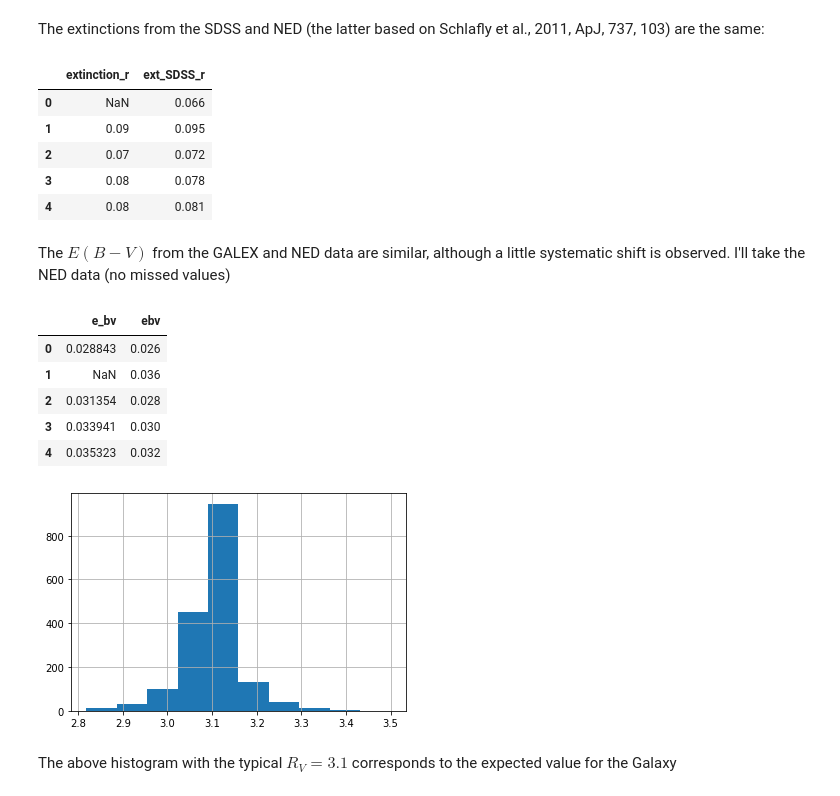
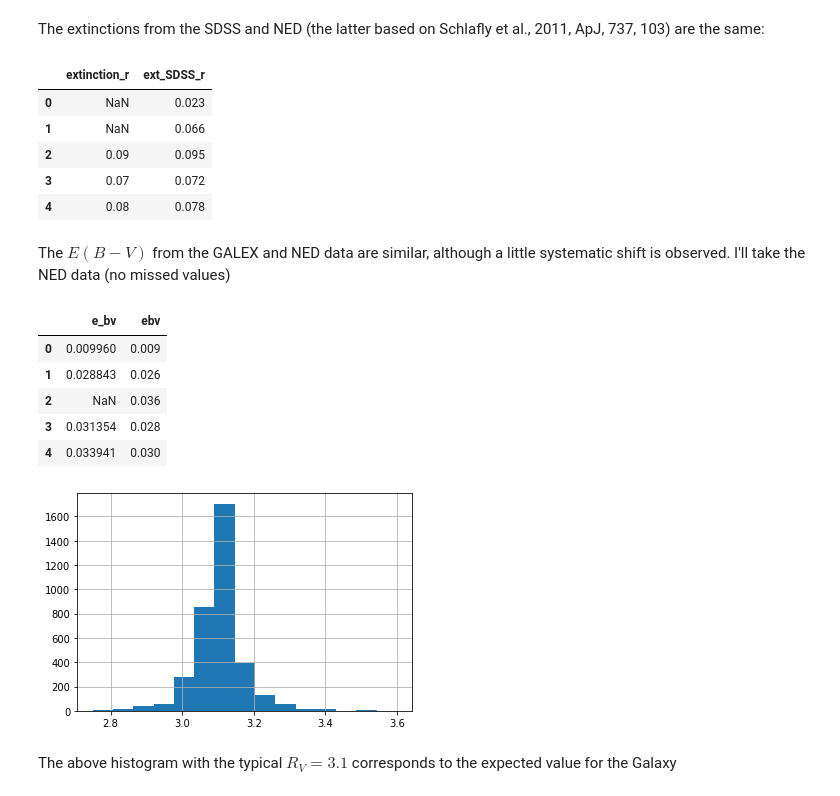
Before and after one commit to DKudryavtsev/BZCAT-Clustering, a Jupyter notebook: feature_engineering.ipynb, the cells around one changed output. Saved outputs shown, nothing was run; the diff lists cells and outputs as text; code cells hidden in the pictures.

```diff
--- a/feature_engineering.ipynb
+++ b/feature_engineering.ipynb
@@ -12,9 +12,9 @@ import plotly.graph_objects as go
 # %% [markdown]
 ## 1. The catalogue
 # %%
-blcat_orig = pd.read_excel('data/combined_dataset_BLCat.xlsx')  # combined dataset
-blcat = blcat_orig.copy()  # for further cleansing and reduction
-blcat.drop('Unnamed: 0', axis=1, inplace=True)
-blcat.head(3)
+bzcat_orig = pd.read_excel('data/BZCAT_combined.xlsx')  # combined dataset
+bzcat = bzcat_orig.copy()  # for further reduction
+bzcat.drop('Unnamed: 0', axis=1, inplace=True)
+bzcat.head(3)
 # %% [output]
 |  | BZCAT5 Source name | RA (J2000.0) | Dec (J2000.0) | Redshift | Rmag | Class | Flux_density1.4 | ... |
@@ -60,3 +40,8 @@ blcat.drop(columns=[
+# %%
+# Dropping unnecessary columns
+bzcat.drop(columns=[
+    'PSTARRS_offset', 'GALEX_offset', 'WISE_offset'],
+    inplace=True)
 # %%
 # NaN heatmap
 
@@ -180,19 +166,19 @@ def del_to_arcsec(x):
         return int(dms[0])*3600 + int(dms[1])*60 + float(dms[2])
 
 
-blcat['RA_arcsec'] = blcat['RA (J2000.0)'].apply(ra_to_arcsec)
-blcat['Dec_arcsec'] = blcat['Dec (J2000.0)'].apply(del_to_arcsec)
+bzcat['RA_arcsec'] = bzcat['RA (J2000.0)'].apply(ra_to_arcsec)
+bzcat['Dec_arcsec'] = bzcat['Dec (J2000.0)'].apply(del_to_arcsec)
 
-blcat['RA_sin'] = np.sin(2 * np.pi * blcat['RA_arcsec'] / FULL_CIRCLE)
-blcat['RA_cos'] = np.cos(2 * np.pi * blcat['RA_arcsec'] / FULL_CIRCLE)
+bzcat['RA_sin'] = np.sin(2 * np.pi * bzcat['RA_arcsec'] / FULL_CIRCLE)
+bzcat['RA_cos'] = np.cos(2 * np.pi * bzcat['RA_arcsec'] / FULL_CIRCLE)
 
 # I take sin(Dec) because it changes from 1 to -1 at Dec=90 to Dec=-90
 # and three coordinates is enough to identify a point on a sphere
-blcat['Dec_sin'] = np.sin(2 * np.pi * blcat['Dec_arcsec'] / FULL_CIRCLE)
+bzcat['Dec_sin'] = np.sin(2 * np.pi * bzcat['Dec_arcsec'] / FULL_CIRCLE)
 
-blcat.drop(['RA_arcsec', 'Dec_arcsec', 'RA (J2000.0)', 'Dec (J2000.0)'],
+bzcat.drop(['RA_arcsec', 'Dec_arcsec', 'RA (J2000.0)', 'Dec (J2000.0)'],
            inplace=True, axis=1)
 
-blcat.head(3)
+bzcat.head(3)
 # %% [output]
 |  | BZCAT5 Source name | Redshift | Rmag | Class | Flux_density1.4 | Flux_density143 | X-ray_flux | ... |
@@ -205,13 +191,13 @@ blcat.head(3)
 # %% [markdown]
 The extinctions from the SDSS and NED (the latter based on Schlafly et al., 2011, ApJ, 737, 103) are the same:
 # %%
-blcat[['extinction_r', 'ext_SDSS_r']].head()
+bzcat[['extinction_r', 'ext_SDSS_r']].head()
 # %% [output]
 |  | extinction_r | ext_SDSS_r |
-| 0 | NaN | 0.066 |
-| 1 | 0.09 | 0.095 |
-| 2 | 0.07 | 0.072 |
-| 3 | 0.08 | 0.078 |
-| 4 | 0.08 | 0.081 |
+| 0 | NaN | 0.023 |
+| 1 | NaN | 0.066 |
+| 2 | 0.09 | 0.095 |
+| 3 | 0.07 | 0.072 |
+| 4 | 0.08 | 0.078 |
 # %%
 fig = px.scatter(
@@ -227,14 +213,14 @@ fig.show('svg')
 # %% [markdown]
 The $E(B-V)$ from the GALEX and NED data are similar, although a little systematic shift is observed. I'll take the NED data (no missed values)
 # %%
-blcat['ebv'] = blcat['ext_B'] - blcat['ext_V']
-blcat[['e_bv', 'ebv']].head()
+bzcat['ebv'] = bzcat['ext_B'] - bzcat['ext_V']
+bzcat[['e_bv', 'ebv']].head()
 # %% [output]
 |  | e_bv | ebv |
-| 0 | 0.028843 | 0.026 |
-| 1 | NaN | 0.036 |
-| 2 | 0.031354 | 0.028 |
-| 3 | 0.033941 | 0.030 |
-| 4 | 0.035323 | 0.032 |
+| 0 | 0.009960 | 0.009 |
+| 1 | 0.028843 | 0.026 |
+| 2 | NaN | 0.036 |
+| 3 | 0.031354 | 0.028 |
+| 4 | 0.033941 | 0.030 |
 # %%
 fig = px.scatter(
@@ -248,10 +234,10 @@ fig.layout.xaxis.title.text = 'GALEX E(B-V)'
 fig.layout.yaxis.title.text = 'NED E(B-V)'
 fig.show('svg')
 # %%
-blcat['rv'] = blcat['ext_V'] / blcat['ebv']
-blcat['rv'].hist();
+bzcat['rv'] = bzcat['ext_V'] / bzcat['ebv']
+bzcat['rv'].hist(bins=15);
 # %% [output]
-[figure, old version]
+[figure, new version]
 # %% [markdown]
 The above histogram with the typical $R_V = 3.1$ corresponds to the expected value for the Galaxy
 # %% [markdown]
```
Also changed, not shown: parts of 66 cells of this notebook, 2 other files.
